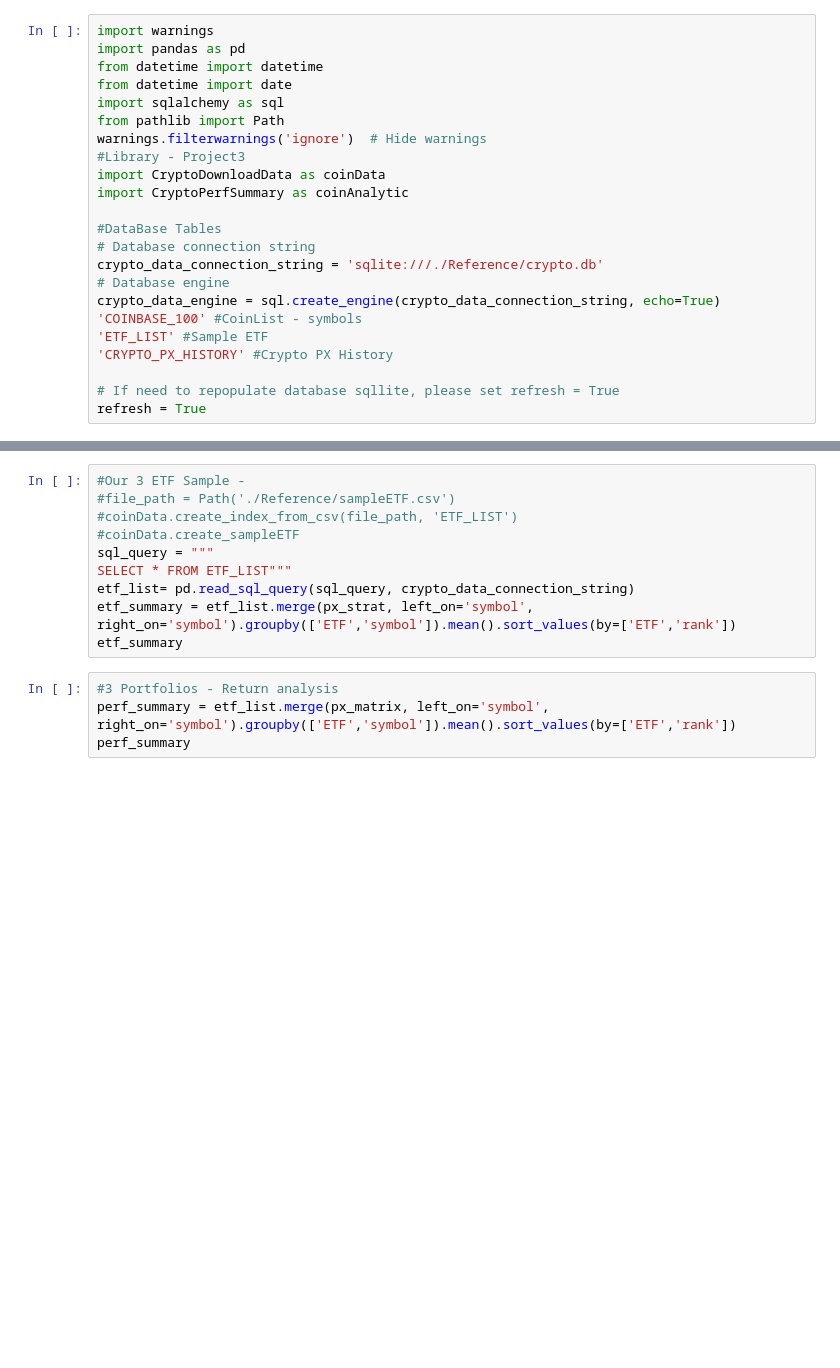
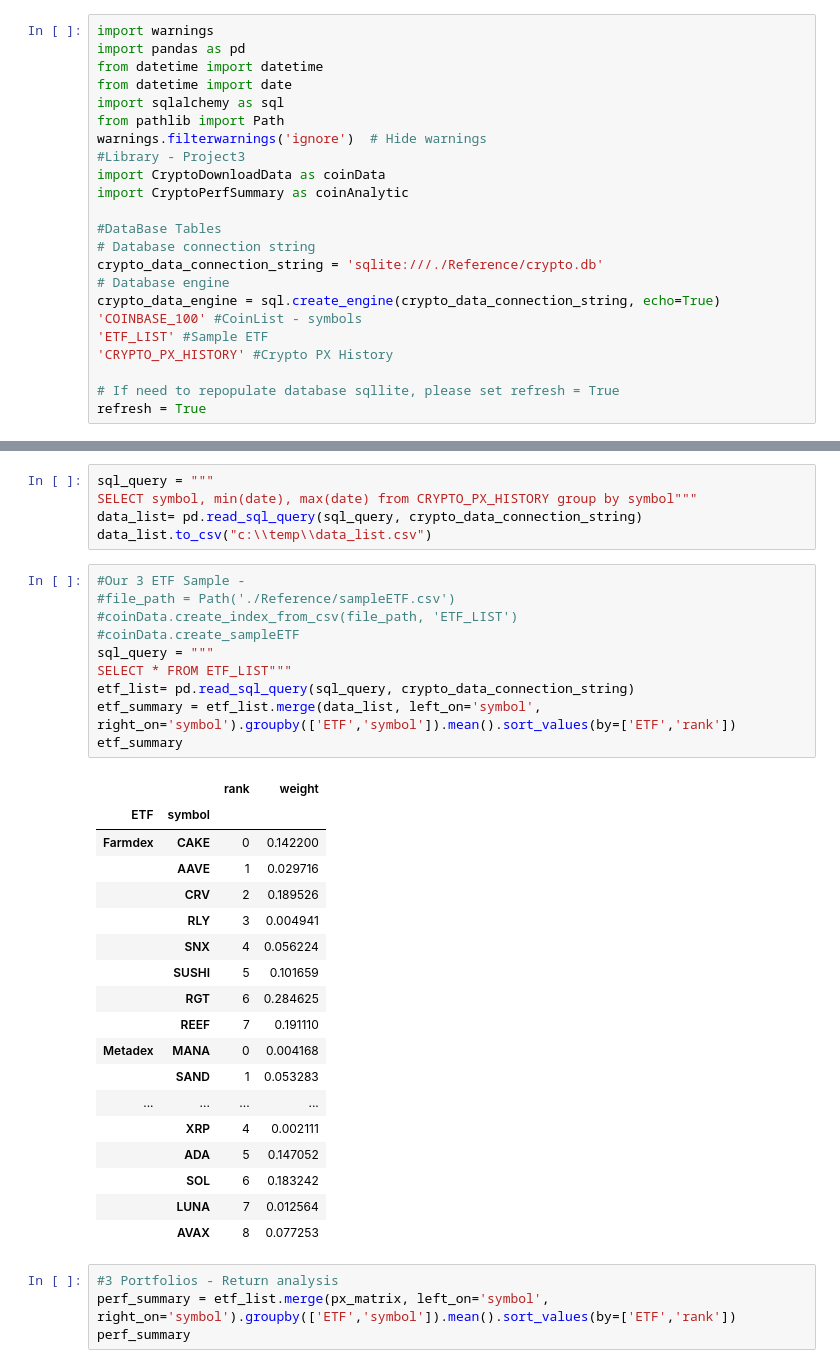
Before and after one commit to stefimaz/Numisma, a Jupyter notebook: CryptoAnalyzer.ipynb, the cells around one changed output, grey strips where cells are left out. Cells and saved outputs as stored; diff of their text form; blank space fills up the shorter version.

```diff
--- a/CryptoAnalyzer.ipynb
+++ b/CryptoAnalyzer.ipynb
@@ -130,13 +313,37 @@ daily_xy_horizon_return_matrix
+# %%
+sql_query = """
+SELECT symbol, min(date), max(date) from CRYPTO_PX_HISTORY group by symbol"""
+data_list= pd.read_sql_query(sql_query, crypto_data_connection_string)
+data_list.to_csv("c:\\temp\\data_list.csv")
 # %%
 #Our 3 ETF Sample -
 #file_path = Path('./Reference/sampleETF.csv')
 #coinData.create_index_from_csv(file_path, 'ETF_LIST')
 #coinData.create_sampleETF
 sql_query = """
 SELECT * FROM ETF_LIST"""
 etf_list= pd.read_sql_query(sql_query, crypto_data_connection_string)
-etf_summary = etf_list.merge(px_strat, left_on='symbol', right_on='symbol').groupby(['ETF','symbol']).mean().sort_values(by=['ETF','rank'])
+etf_summary = etf_list.merge(data_list, left_on='symbol', right_on='symbol').groupby(['ETF','symbol']).mean().sort_values(by=['ETF','rank'])
 etf_summary
+# %% [output]
+|  |  | rank | weight |
+| ETF | symbol |  |  |
+| Farmdex | CAKE | 0 | 0.142200 |
+|  | AAVE | 1 | 0.029716 |
+|  | CRV | 2 | 0.189526 |
+|  | RLY | 3 | 0.004941 |
+|  | SNX | 4 | 0.056224 |
+|  | SUSHI | 5 | 0.101659 |
+|  | RGT | 6 | 0.284625 |
+|  | REEF | 7 | 0.191110 |
+| Metadex | MANA | 0 | 0.004168 |
+|  | SAND | 1 | 0.053283 |
+| ... | ... | ... | ... |
+|  | XRP | 4 | 0.002111 |
+|  | ADA | 5 | 0.147052 |
+|  | SOL | 6 | 0.183242 |
+|  | LUNA | 7 | 0.012564 |
+|  | AVAX | 8 | 0.077253 |
 # %%
 #3 Portfolios - Return analysis
 perf_summary = etf_list.merge(px_matrix, left_on='symbol', right_on='symbol').groupby(['ETF','symbol']).mean().sort_values(by=['ETF','rank'])
```
Also changed, not shown: parts of 24 cells of this notebook.
